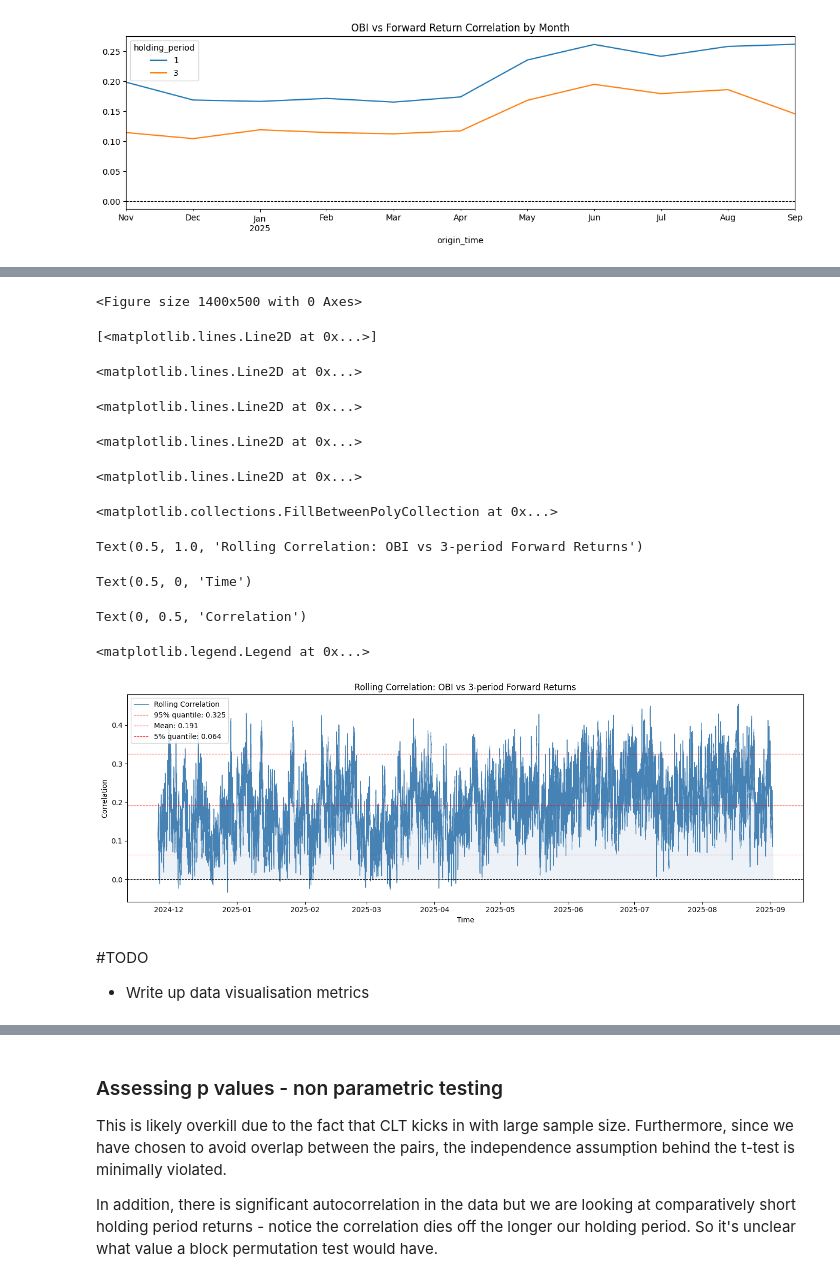
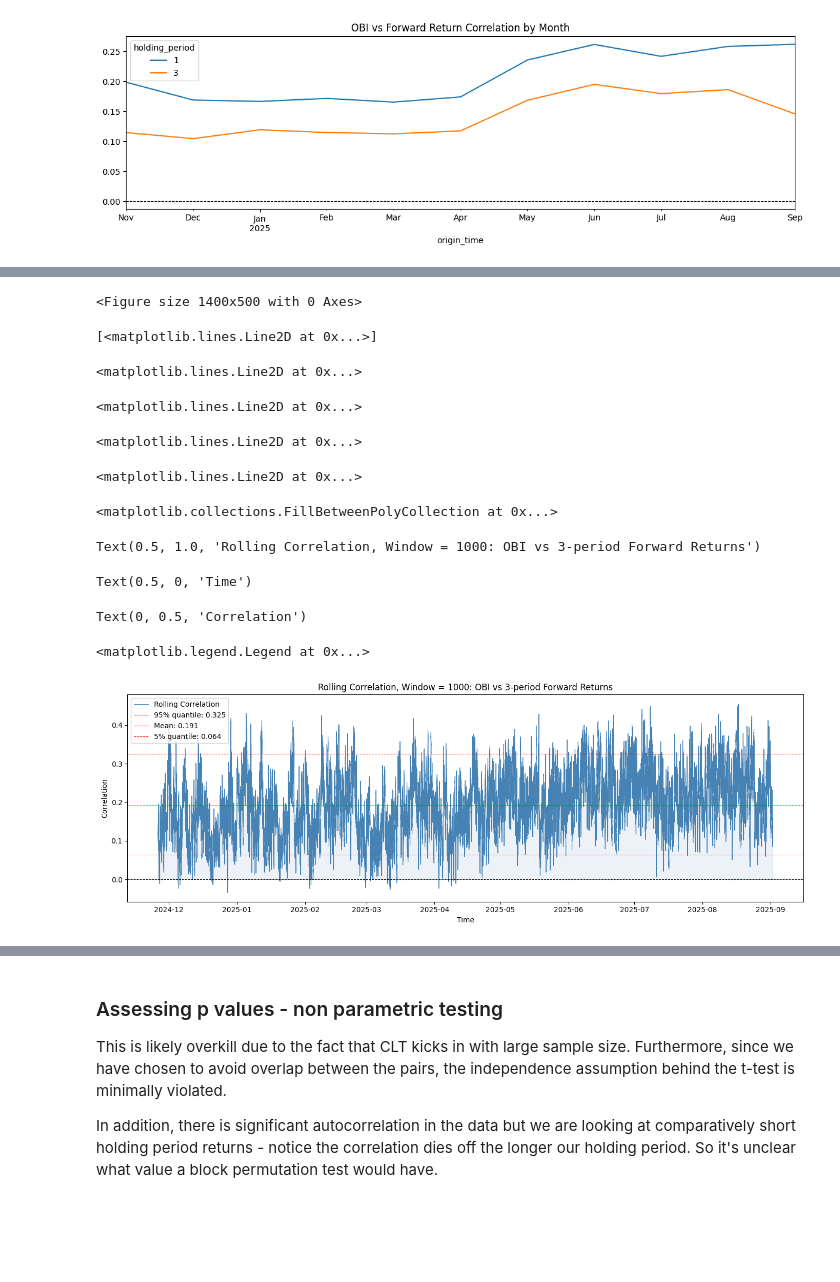
Before and after one commit to vbear97/Momentum-Strategies, a Jupyter notebook: time_series_momentum_intraday.ipynb, the cells around one changed output, grey strips where cells are left out. Drawn from its saved outputs; the diff is of its cells as text; code cells hidden in the pictures; blank space fills up the shorter version.

Commit message:
feat: Update time series notebook with data analysis of results

```diff
--- a/time_series_momentum_intraday.ipynb
+++ b/time_series_momentum_intraday.ipynb
@@ -196,33 +182,31 @@ Length: 2419200, dtype: float64
 # %%
 #Visualise/plot via rolling window approach
-roll_corr = train_df['order_book_imbalance'].rolling(1000).corr(train_df['fwd_ret_3'])
+ROLLING_WINDOW = 1000
+roll_corr = train_df['order_book_imbalance'].rolling(ROLLING_WINDOW).corr(train_df['fwd_ret_3'])
 
 plt.figure(figsize=(14, 5))
 plt.plot(roll_corr, label='Rolling Correlation', color='steelblue', linewidth=0.8)
 plt.axhline(y=0, color='black', linewidth=0.8, linestyle='--')
 plt.axhline(y= roll_corr.quantile(0.95), color = 'red', linewidth = 0.8, linestyle = '--', label = f'95% quantile: {roll_corr.quantile(0.95):.3f}')
 plt.axhline(y=roll_corr.mean(), color='red', linewidth=0.8, linestyle='--', label=f'Mean: {roll_corr.mean():.3f}')
 plt.axhline(y= roll_corr.quantile(0.05), color = 'red', linewidth = 0.8, linestyle = '--', label = f'5% quantile: {roll_corr.quantile(0.05):.3f}')
 plt.fill_between(roll_corr.index, roll_corr, 0, alpha=0.1, color='steelblue')
-plt.title('Rolling Correlation: OBI vs 3-period Forward Returns')
+plt.title(f'Rolling Correlation, Window = {ROLLING_WINDOW}: OBI vs 3-period Forward Returns')
 plt.xlabel('Time')
 plt.ylabel('Correlation')
 plt.legend()
 plt.tight_layout()
 plt.show()
 # %% [output]
 <Figure size 1400x500 with 0 Axes>
 [<matplotlib.lines.Line2D at 0x...>]
 <matplotlib.lines.Line2D at 0x...>
 <matplotlib.lines.Line2D at 0x...>
 <matplotlib.lines.Line2D at 0x...>
 <matplotlib.lines.Line2D at 0x...>
 <matplotlib.collections.FillBetweenPolyCollection at 0x...>
-Text(0.5, 1.0, 'Rolling Correlation: OBI vs 3-period Forward Returns')
+Text(0.5, 1.0, 'Rolling Correlation, Window = 1000: OBI vs 3-period Forward Returns')
 Text(0.5, 0, 'Time')
 Text(0, 0.5, 'Correlation')
 <matplotlib.legend.Legend at 0x...>
-[figure, old version]
+[figure, new version]
-# %% [markdown]
-#TODO
-- Write up data visualisation metrics
```
Also changed, not shown: parts of 20 cells of this notebook.
